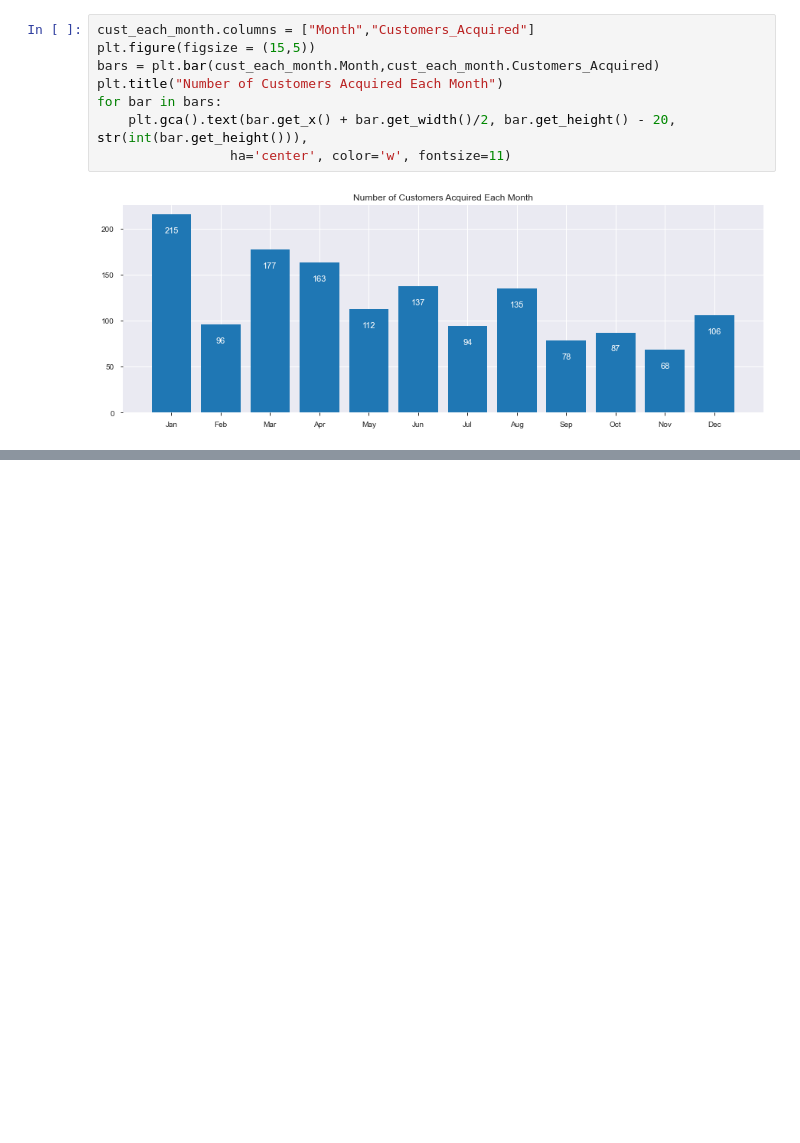
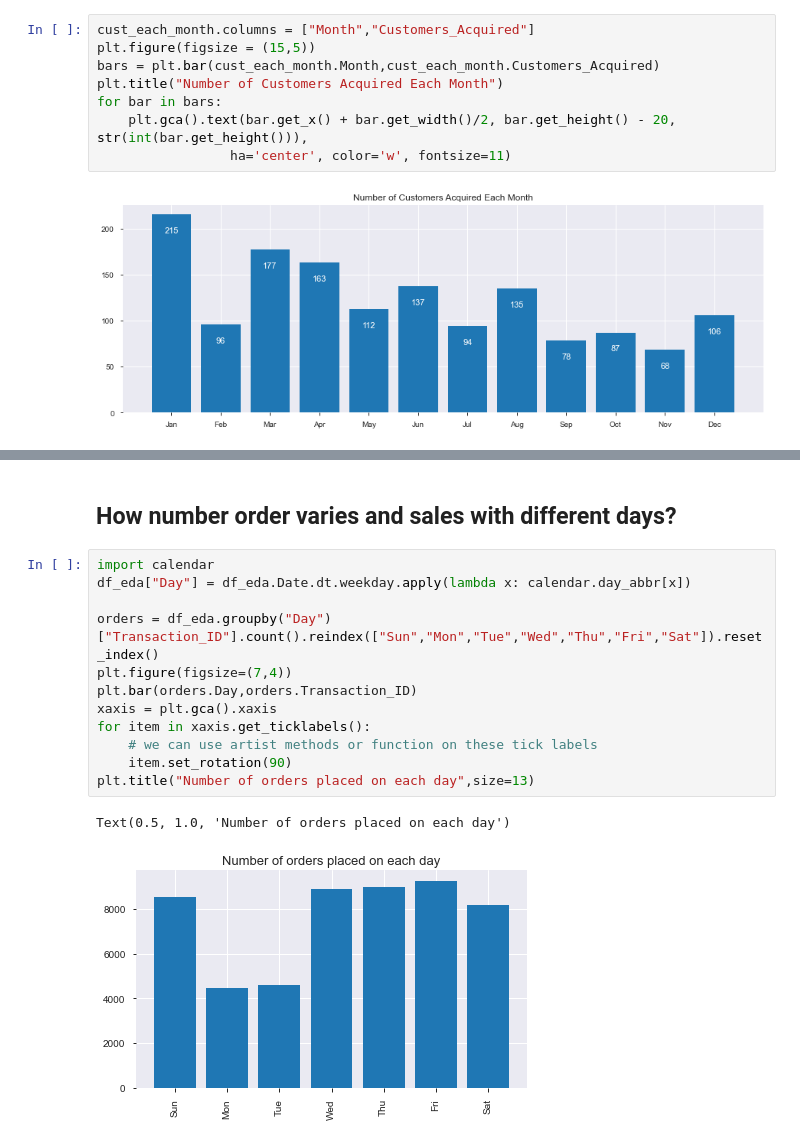
Before and after one commit to punits152/Marketing_Insights, a Jupyter notebook: total_assignment.ipynb, the cells around one changed output, grey strips where cells are left out. Drawn from its saved outputs; the diff is of its cells as text; blank space fills up the shorter version.

```diff
--- a/total_assignment.ipynb
+++ b/total_assignment.ipynb
@@ -199,0 +350,17 @@ for bar in bars:
+# %% [markdown]
+## How number order varies and sales with different days?
+# %%
+import calendar
+df_eda["Day"] = df_eda.Date.dt.weekday.apply(lambda x: calendar.day_abbr[x])
+
+orders = df_eda.groupby("Day")["Transaction_ID"].count().reindex(["Sun","Mon","Tue","Wed","Thu","Fri","Sat"]).reset_index()
+plt.figure(figsize=(7,4))
+plt.bar(orders.Day,orders.Transaction_ID)
+xaxis = plt.gca().xaxis
+for item in xaxis.get_ticklabels():
+    # we can use artist methods or function on these tick labels
+    item.set_rotation(90)
+plt.title("Number of orders placed on each day",size=13)
+# %% [output]
+Text(0.5, 1.0, 'Number of orders placed on each day')
+[figure, added]
```
Also changed, not shown: parts of 31 cells of this notebook.
